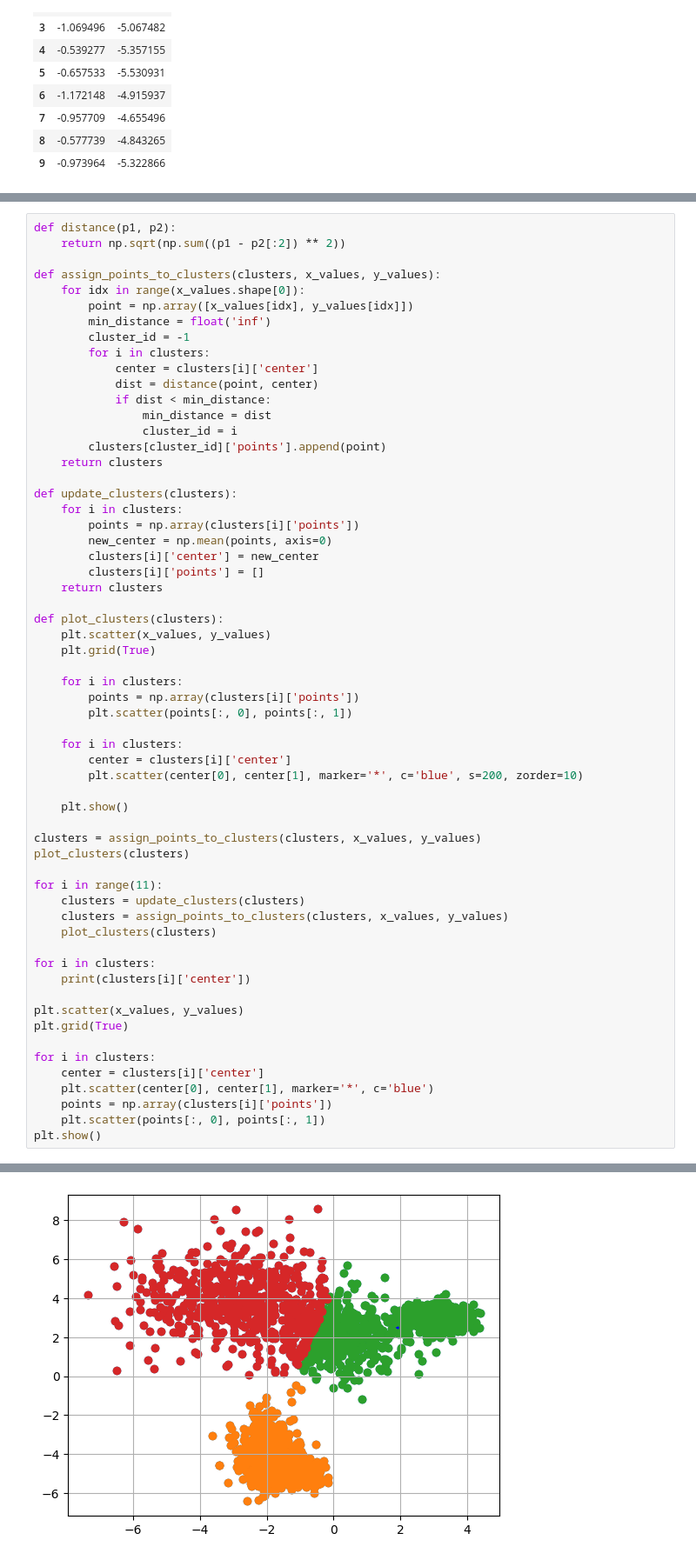
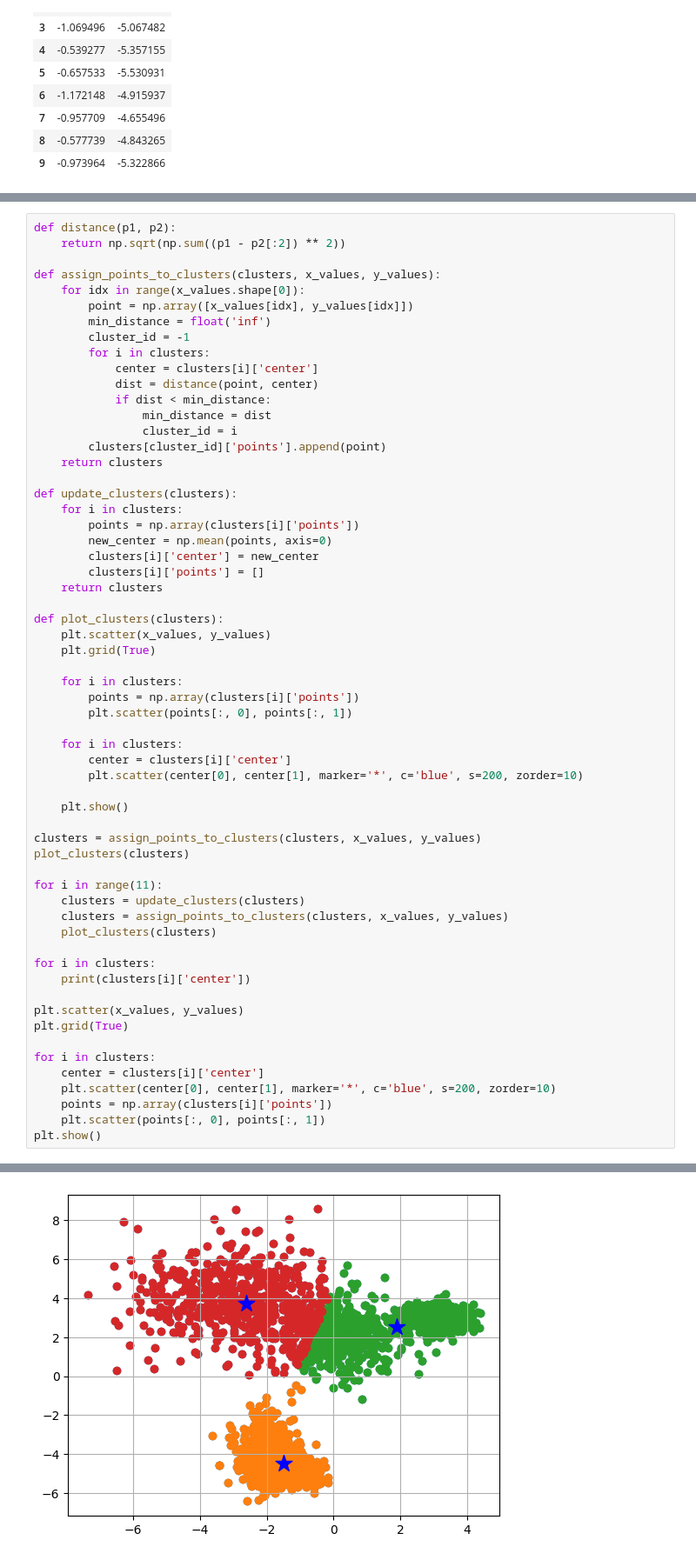
Before and after one commit to 4gn5t/DataAnalysis, a Jupyter notebook: lab6/main.ipynb, the cells around one changed output, grey strips where cells are left out. Shown at 87% size. Cells and saved outputs as stored; diff of their text form.

```diff
--- a/lab6/main.ipynb
+++ b/lab6/main.ipynb
@@ -136,34 +136,34 @@ for i in range(11):
     clusters = assign_points_to_clusters(clusters, x_values, y_values)
     plot_clusters(clusters)
 
 for i in clusters:
     print(clusters[i]['center'])
 
 plt.scatter(x_values, y_values)
 plt.grid(True)
 
 for i in clusters:
     center = clusters[i]['center']
-    plt.scatter(center[0], center[1], marker='*', c='blue')
+    plt.scatter(center[0], center[1], marker='*', c='blue', s=200, zorder=10)
     points = np.array(clusters[i]['points'])
     plt.scatter(points[:, 0], points[:, 1])
 plt.show()
 # %% [output]
 [figure]
 [figure]
 [figure]
 [figure]
 [figure]
 [figure]
 [figure]
 [figure]
 [figure]
 [figure]
 [figure]
 [figure]
 [-1.49053866 -4.48162765]
 [1.89298309 2.54028106]
 [-2.6285696   3.72151639]
-[figure, old version]
+[figure, new version]
 # %%
 from sklearn.cluster import KMeans
```
Also changed, not shown: parts of 2 cells of this notebook.
